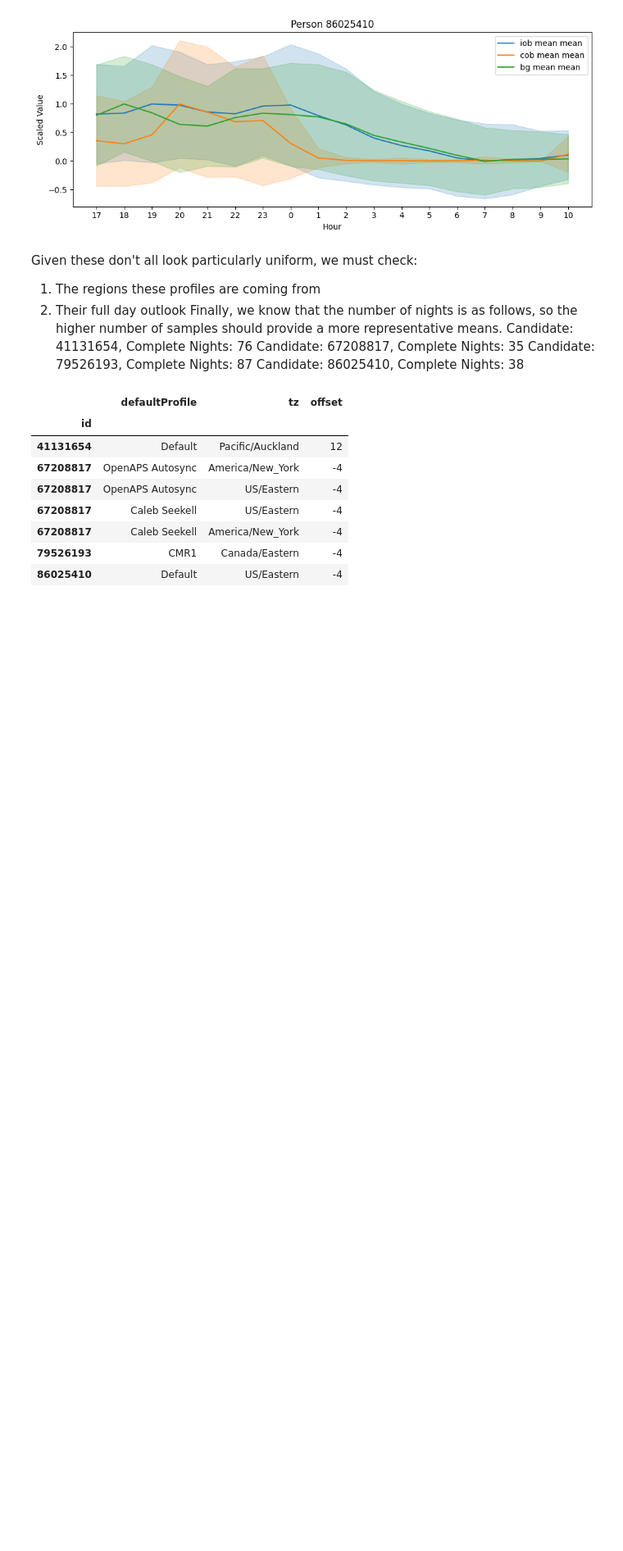
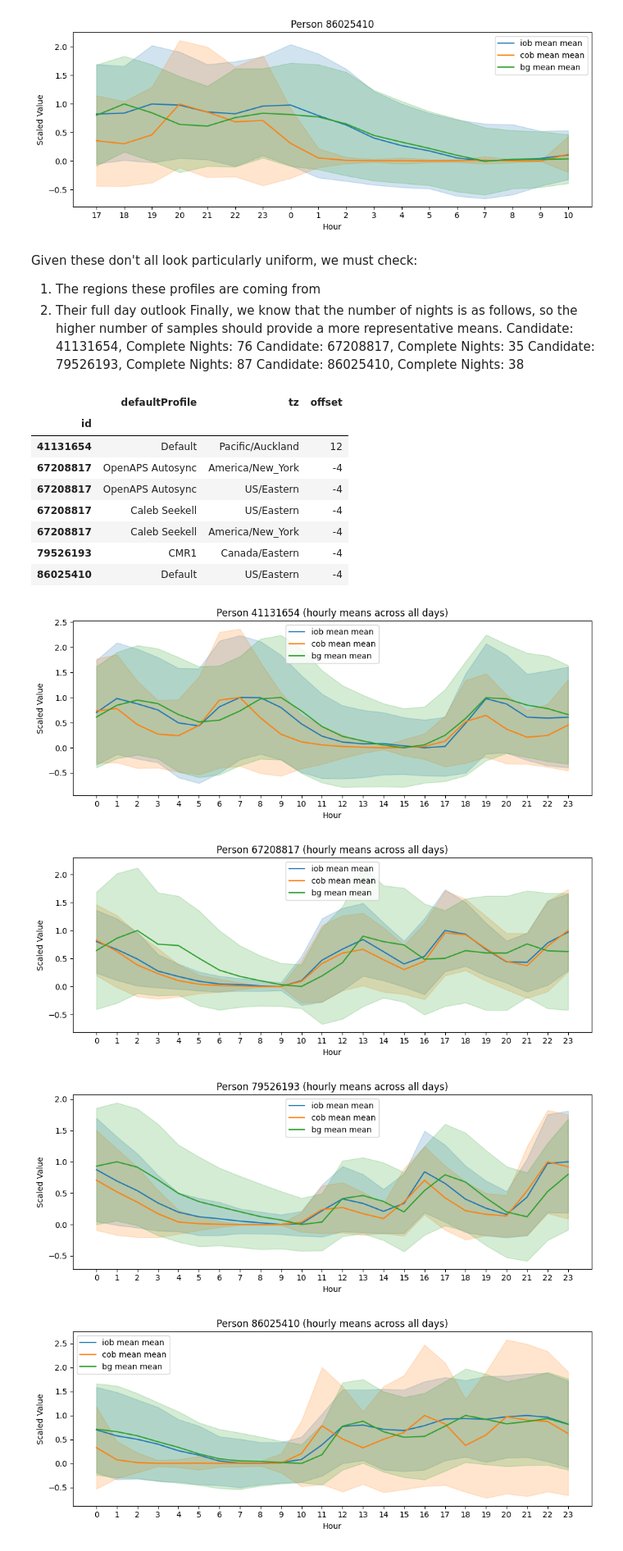
Before and after one commit to rdbrist/masters_project, a Jupyter notebook: notebooks/2.01-rd-candidate-selection-analysis.ipynb, the cells around one changed output. Shown at 82% size. Cells and saved outputs as stored; diff of their text form; code cells hidden in the pictures; blank space fills up the shorter version.

Commit message:
Further analysis of whole days

```diff
--- a/notebooks/2.01-rd-candidate-selection-analysis.ipynb
+++ b/notebooks/2.01-rd-candidate-selection-analysis.ipynb
@@ -354,3 +354,17 @@ df_regions[df_regions.index.isin(candidates)]
 | 67208817 | Caleb Seekell | America/New_York | -4 |
 | 79526193 | CMR1 | Canada/Eastern | -4 |
 | 86025410 | Default | US/Eastern | -4 |
+# %%
+from src.time_series_analysis import plot_hourly_means_for_individual
+
+# Lets get the full day outlook for each candidate
+df_full_candidate = df_origin[df_origin.index.get_level_values('id').isin(candidates)]
+
+for candidate in candidates:
+    df_candidate = df_full_candidate.xs(candidate, level='id')
+    plot_hourly_means_for_individual(df=df_candidate, zip_id=candidate)
+# %% [output]
+[figure, added]
+[figure, added]
+[figure, added]
+[figure, added]
```
Also changed, not shown: parts of 7 cells of this notebook, 3 other files.
